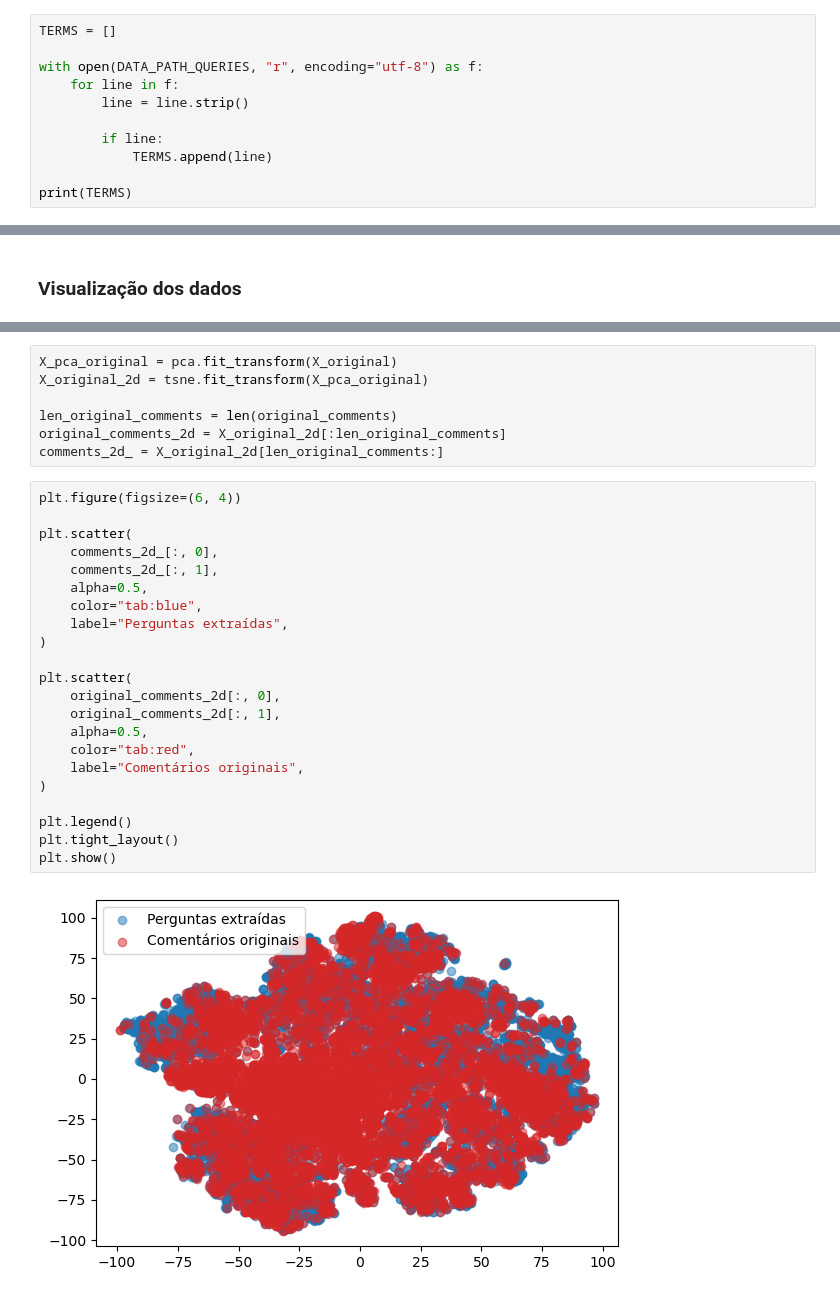
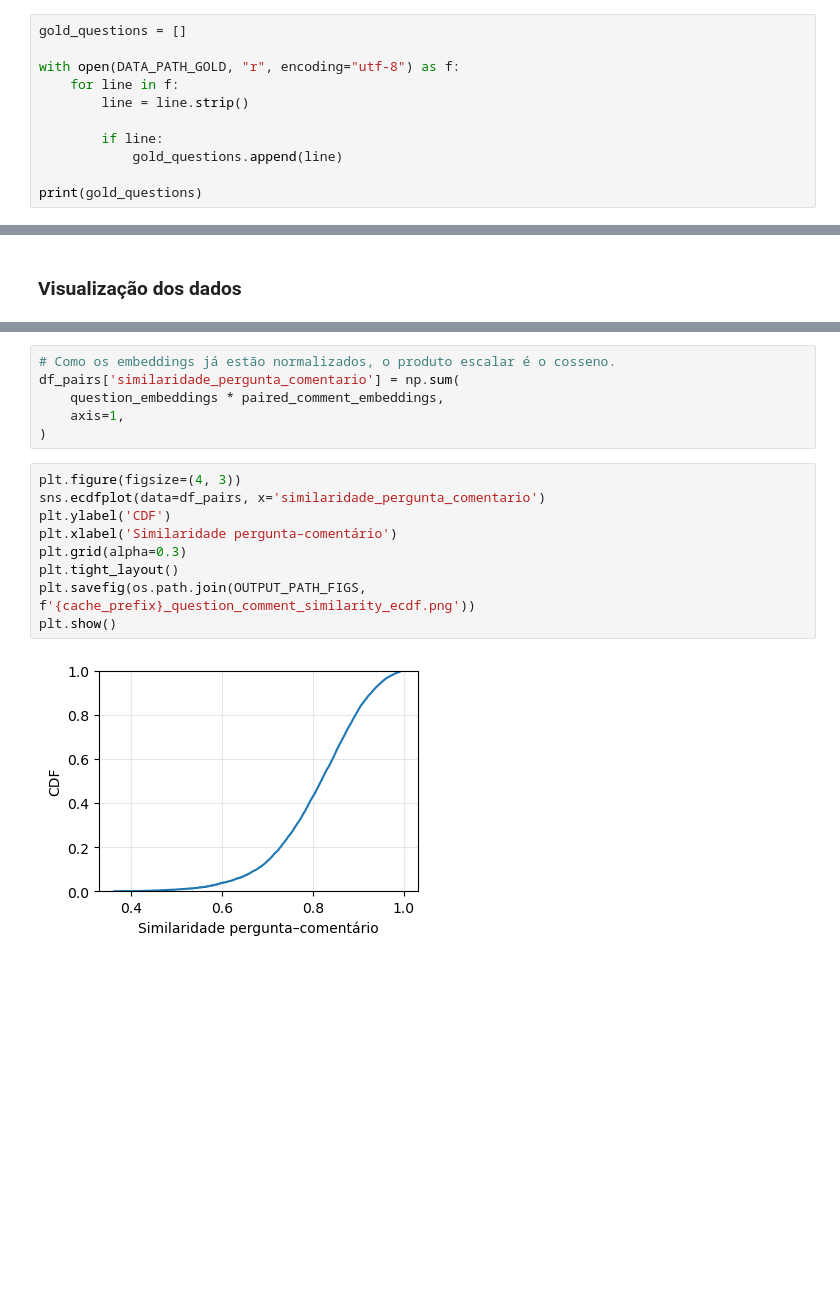
Before and after one commit to gabrielct1/projeto-gravidez, a Jupyter notebook: notebooks/embed_dist.ipynb, the cells around one changed output, grey strips where cells are left out. Cells and saved outputs as stored; diff of their text form; blank space fills up the shorter version.

```diff
--- a/notebooks/embed_dist.ipynb
+++ b/notebooks/embed_dist.ipynb
@@ -36,16 +37,16 @@ os.makedirs(OUTPUT_PATH_EMBEDDINGS, exist_ok=True)
 # %% [markdown]
 ### Carregamento e preparação dos dados
 # %%
-TERMS = []
+gold_questions = []
 
-with open(DATA_PATH_QUERIES, "r", encoding="utf-8") as f:
+with open(DATA_PATH_GOLD, "r", encoding="utf-8") as f:
     for line in f:
         line = line.strip()
 
         if line:
-            TERMS.append(line)
+            gold_questions.append(line)
 
-print(TERMS)
+print(gold_questions)
 # %% [output]
 ['Como ter certeza que estou grávida?', 'Quando devo começar as visitas ao pré-natal?', 'Onde posso fazer o pré-natal?', 'Quantas consultas de pré-natal será bom para mim e para meu bebê?', 'O que dev ...
 # %%
@@ -496,31 +485,17 @@ X_original = np.vstack([original_comments, comments])
 # %%
-X_pca_original = pca.fit_transform(X_original)
-X_original_2d = tsne.fit_transform(X_pca_original)
-
-len_original_comments = len(original_comments)
-original_comments_2d = X_original_2d[:len_original_comments]
-comments_2d_ = X_original_2d[len_original_comments:]
+# Como os embeddings já estão normalizados, o produto escalar é o cosseno.
+df_pairs['similaridade_pergunta_comentario'] = np.sum(
+    question_embeddings * paired_comment_embeddings,
+    axis=1,
+)
 # %%
-plt.figure(figsize=(6, 4))
-
-plt.scatter(
-    comments_2d_[:, 0],
-    comments_2d_[:, 1],
-    alpha=0.5,
-    color="tab:blue",
-    label="Perguntas extraídas",
-)
-
-plt.scatter(
-    original_comments_2d[:, 0],
-    original_comments_2d[:, 1],
-    alpha=0.5,
-    color="tab:red",
-    label="Comentários originais",
-)
-
-plt.legend()
+plt.figure(figsize=(4, 3))
+sns.ecdfplot(data=df_pairs, x='similaridade_pergunta_comentario')
+plt.ylabel('CDF')
+plt.xlabel('Similaridade pergunta–comentário')
+plt.grid(alpha=0.3)
 plt.tight_layout()
+plt.savefig(os.path.join(OUTPUT_PATH_FIGS, f'{cache_prefix}_question_comment_similarity_ecdf.png'))
 plt.show()
 # %% [output]
-[figure, old version]
+[figure, new version]
```
Also changed, not shown: parts of 30 cells of this notebook, 2 other files.
